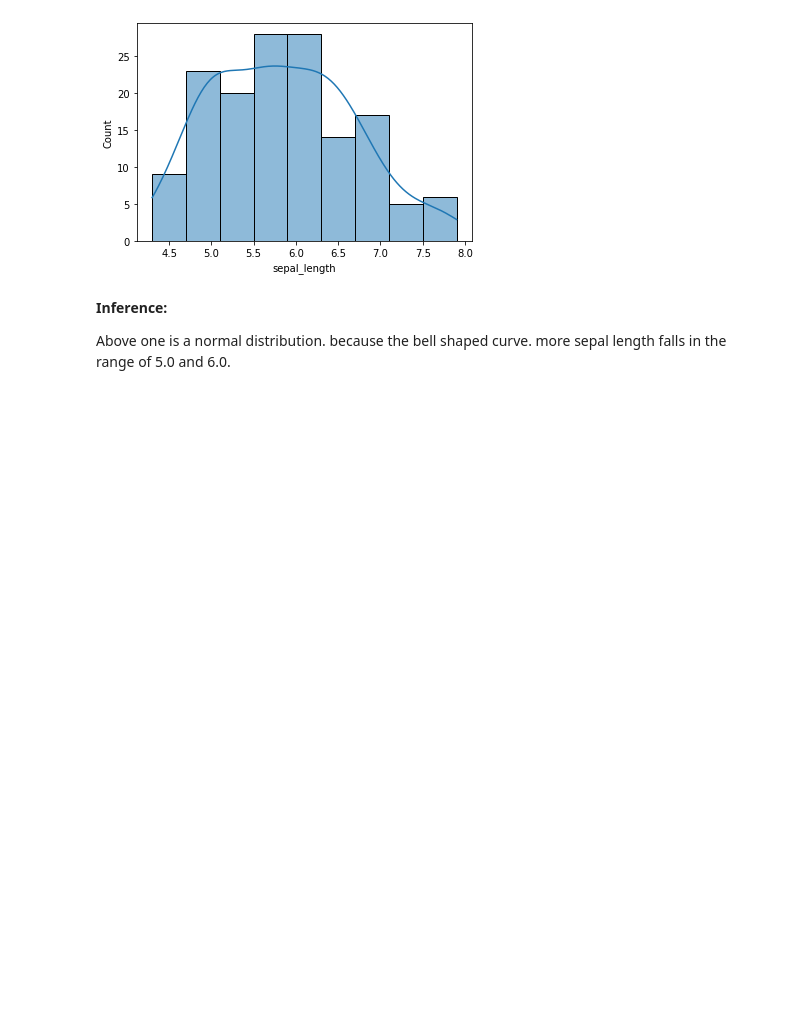
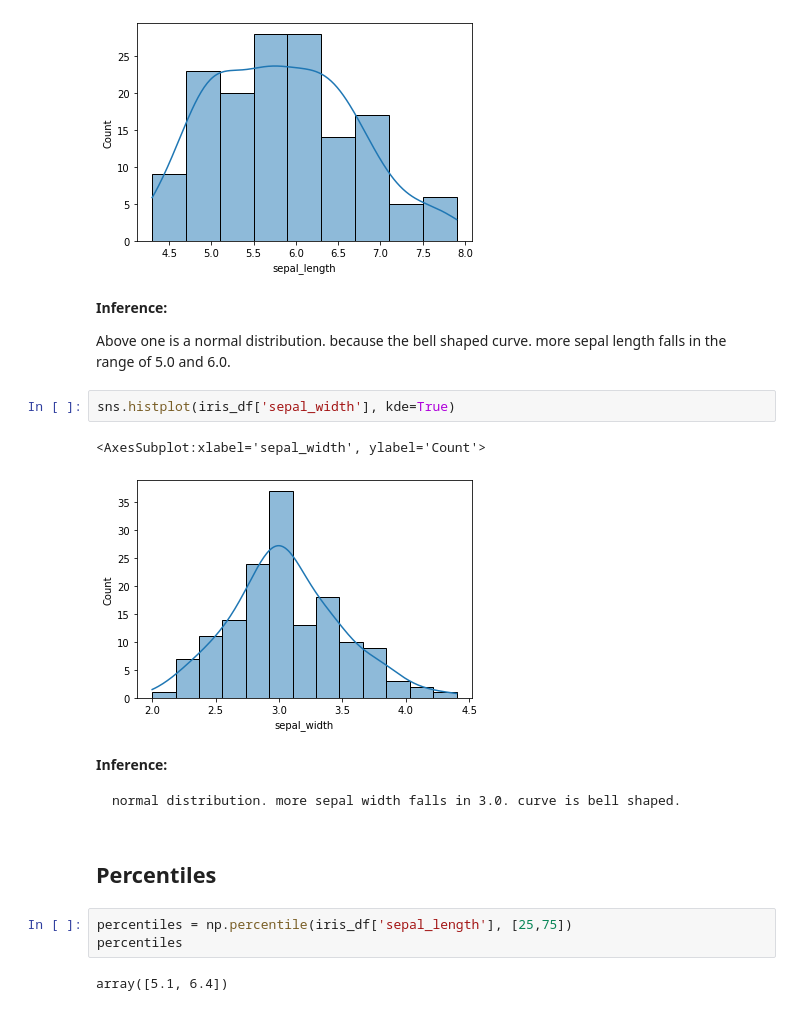
Before and after one commit to jisshub/Statistics-For-Data-Science, a Jupyter notebook: ineuron-stats-practicals/statistics_1.ipynb, the cells around one changed output. Saved outputs shown, nothing was run; the diff lists cells and outputs as text; blank space fills up the shorter version.

```diff
--- a/ineuron-stats-practicals/statistics_1.ipynb
+++ b/ineuron-stats-practicals/statistics_1.ipynb
@@ -174,3 +184,19 @@ sns.histplot(x=iris_df['sepal_length'], kde=True)
 **Inference:**
 
 Above one is a normal distribution. because the bell shaped curve. more sepal length falls in the range of 5.0 and 6.0.
+# %%
+sns.histplot(iris_df['sepal_width'], kde=True)
+# %% [output]
+<AxesSubplot:xlabel='sepal_width', ylabel='Count'>
+[figure, added]
+# %% [markdown]
+**Inference:**
+
+    normal distribution. more sepal width falls in 3.0. curve is bell shaped.
+# %% [markdown]
+## Percentiles
+# %%
+percentiles = np.percentile(iris_df['sepal_length'], [25,75])
+percentiles
+# %% [output]
+array([5.1, 6.4])
```
Also changed, not shown: parts of 10 cells of this notebook.
